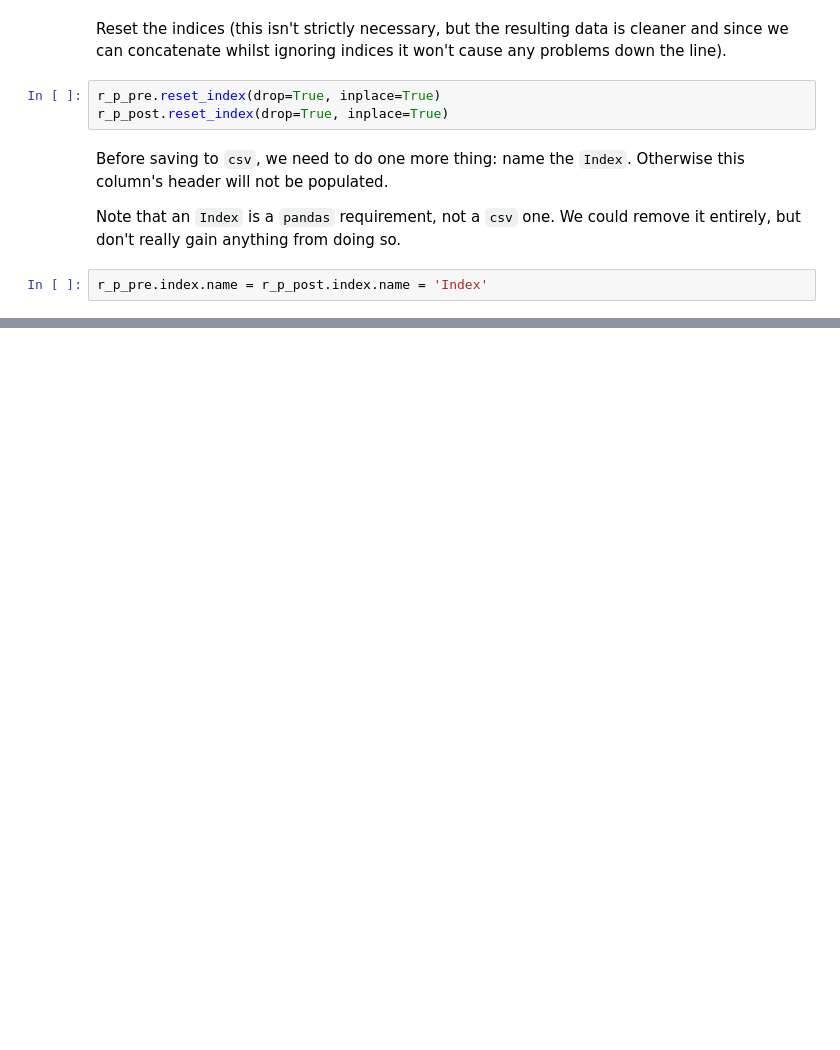
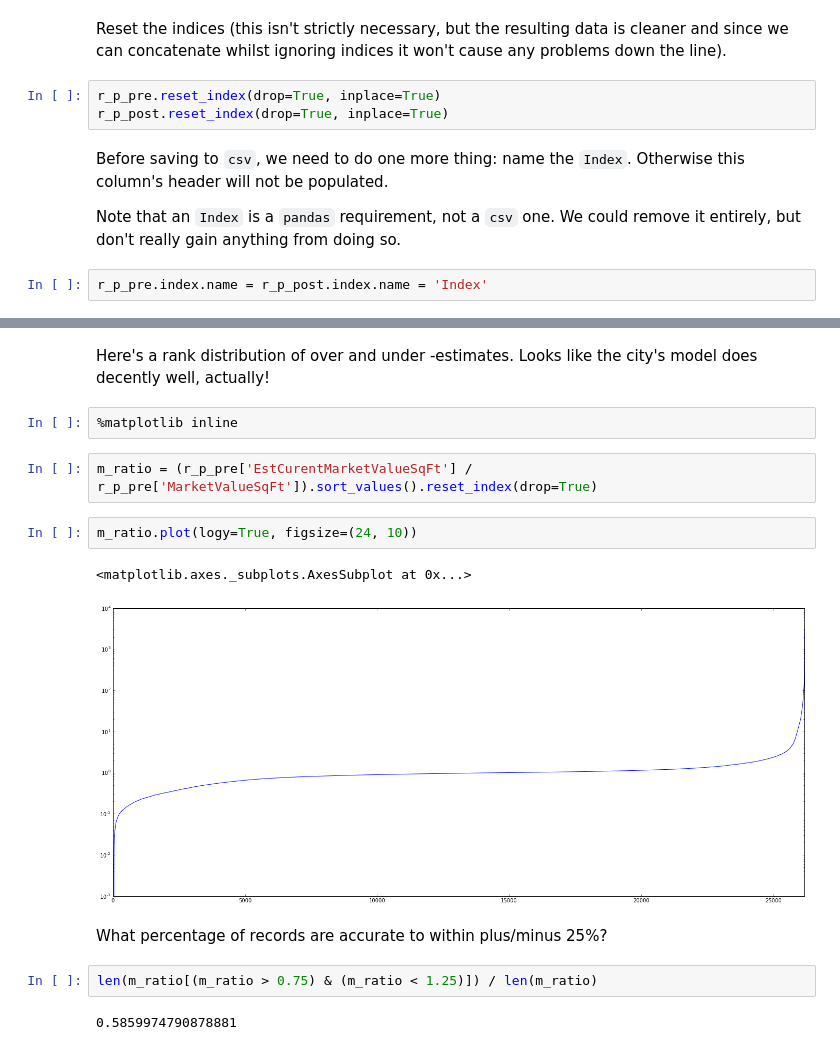
Before and after one commit to ResidentMario/nyc-buildings, a Jupyter notebook: data-munging.ipynb, the cells around one changed output, grey strips where cells are left out. Cells and saved outputs as stored; diff of their text form; blank space fills up the shorter version.

```diff
--- a/data-munging.ipynb
+++ b/data-munging.ipynb
@@ -339,0 +478,17 @@ That does it!
+# %% [markdown]
+Here's a rank distribution of over and under -estimates. Looks like the city's model does decently well, actually!
+# %%
+%matplotlib inline
+# %%
+m_ratio = (r_p_pre['EstCurentMarketValueSqFt'] / r_p_pre['MarketValueSqFt']).sort_values().reset_index(drop=True)
+# %%
+m_ratio.plot(logy=True, figsize=(24, 10))
+# %% [output]
+<matplotlib.axes._subplots.AxesSubplot at 0x...>
+[figure, added]
+# %% [markdown]
+What percentage of records are accurate to within plus/minus 25%?
+# %%
+len(m_ratio[(m_ratio > 0.75) & (m_ratio < 1.25)]) / len(m_ratio)
+# %% [output]
+0.5859974790878881
```
Also changed, not shown: parts of 63 cells of this notebook, 3 other files.
